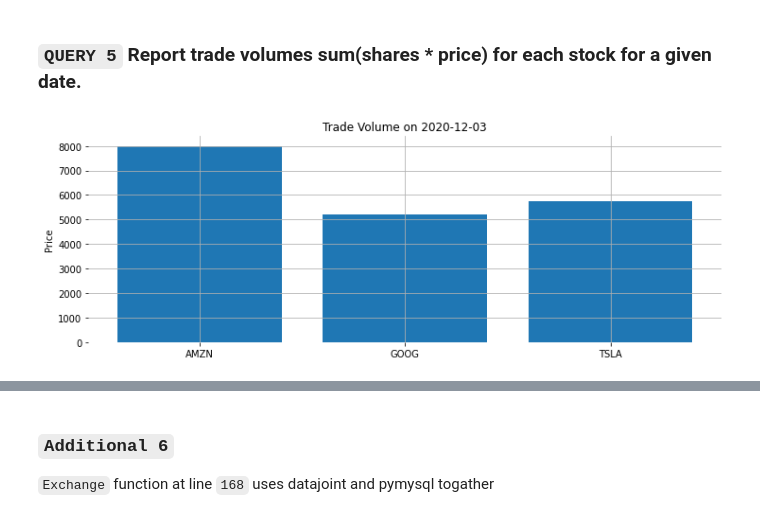
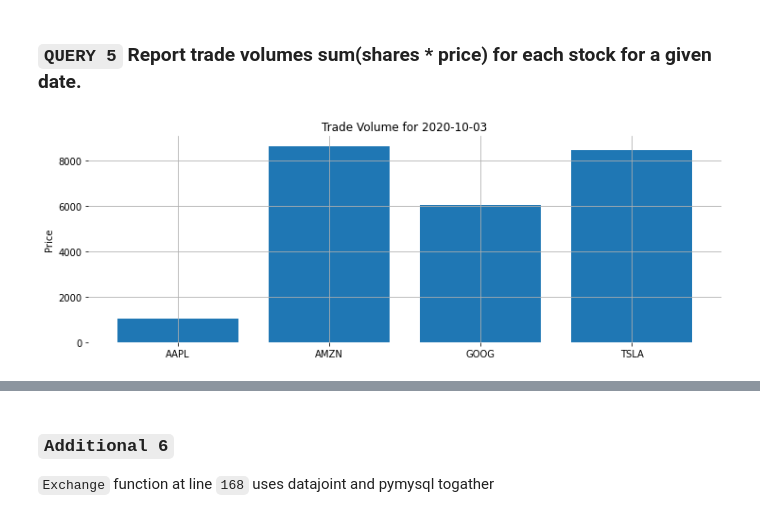
Before and after one commit to cinnipatel/msds-5315, a Jupyter notebook: FinalProject-StockExchange.ipynb, the cells around one changed output, grey strips where cells are left out. Cells and saved outputs as stored; diff of their text form; code cells hidden in the pictures.

```diff
--- a/FinalProject-StockExchange.ipynb
+++ b/FinalProject-StockExchange.ipynb
@@ -689,7 +739,7 @@ df_current_value_of_trader_accounts = pd.DataFrame(result)
 # %%
 fig, ax = plt.subplots(1, 1, figsize=(12,4))
 ax.bar(df_current_value_of_trader_accounts[2],df_current_value_of_trader_accounts[3])
-ax.set_title('Top 10 Trader Accounts Today')
+ax.set_title('Today`s Top Trader Accounts')
 ax.set_ylabel('Value')
 ax.set_xticklabels(df_current_value_of_trader_accounts[2], rotation=45, ha='right')
 ax.grid(True)
@@ -706,12 +764,12 @@ def report_trade_for_date(p_date):
     df_current_trade_volume = pd.DataFrame(result)
     fig, ax = plt.subplots(1, 1, figsize=(12,4))
     ax.bar(df_current_trade_volume['ticker'],df_current_trade_volume['volume'])
-    ax.set_title('Trade Volume on ' + p_date)
+    ax.set_title('Trade Volume for ' + p_date)
     ax.set_ylabel('Price')
     ax.grid(True)
     ax.set_frame_on(False)
     return;
 # %%
-report_trade_for_date('2020-12-03')
+report_trade_for_date('2020-10-03')
 # %% [output]
-[figure, old version]
+[figure, new version]
```
Also changed, not shown: parts of 63 cells of this notebook.
